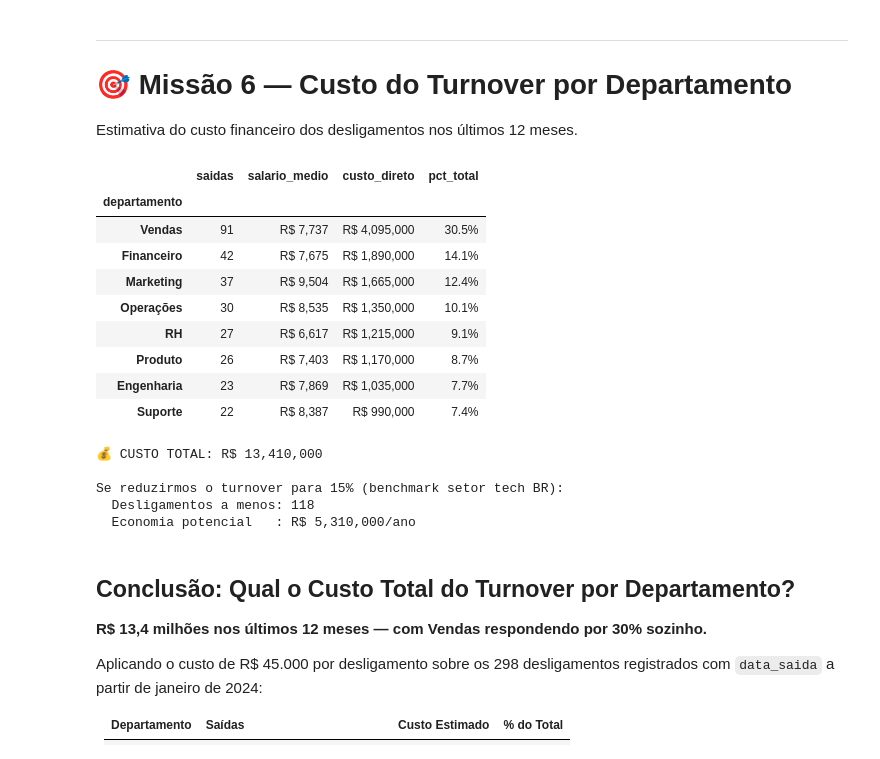
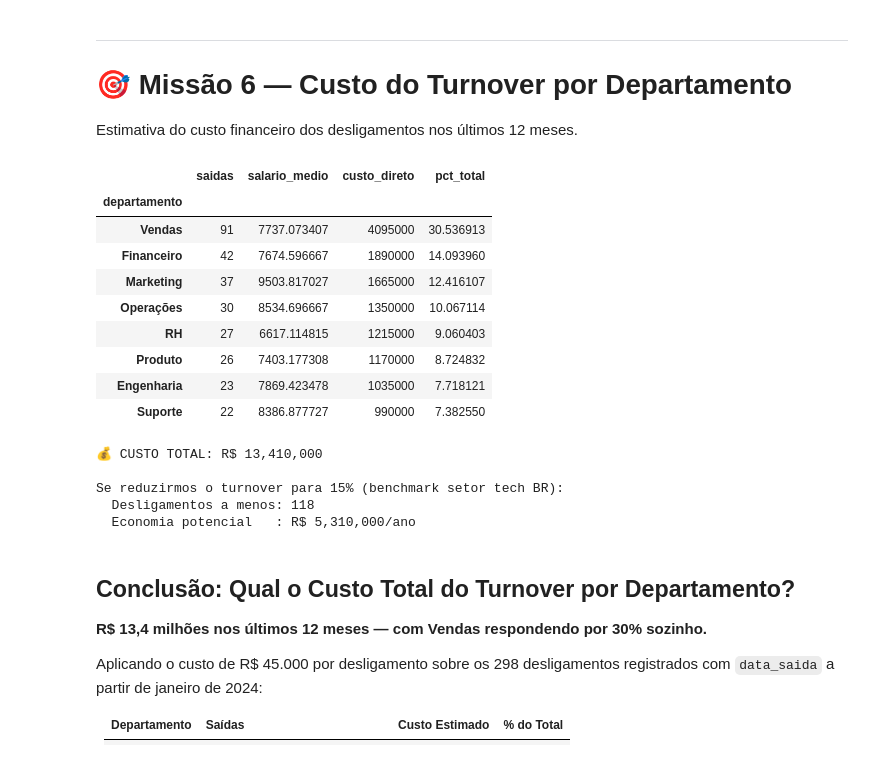
Before and after one commit to marciacastro03/projeto_07-Dossi-Exodus-Crise-de-Talentos_-CDT13, a Jupyter notebook: notebook/notebook_projeto.ipynb, the cells around one changed output. Cells and saved outputs as stored; diff of their text form; code cells hidden in the pictures.

```diff
--- a/notebook/notebook_projeto.ipynb
+++ b/notebook/notebook_projeto.ipynb
@@ -87,16 +87,19 @@ print('✅ Setup concluído.')
 > Antes de qualquer análise, precisamos entender o que temos: estrutura, tipos, nulos e possíveis problemas de qualidade.
 # %%
 # ── Carregamento ─────────────────────────────────────────────
-df_people = pd.read_csv('../data/projeto_07_people_analytics.csv')
-df_clima  = pd.read_csv('../data/projeto_07_pesquisa_clima_anonima.csv')
-df_prom   = pd.read_csv('../data/projeto_07_historico_promocoes.csv')
-df_caged  = pd.read_excel('../data/caged_consolidado.xlsx', sheet_name=None)
+import pandas as pd
 
+path = r'c:\Code\unifor\projeto_07-Dossi-Exodus-Crise-de-Talentos-e-Discrimina-o\data\\'
+
+df_people = pd.read_csv(path + 'projeto_07_people_analytics.csv')
+df_clima  = pd.read_csv(path + 'projeto_07_pesquisa_clima_anonima.csv')
+df_prom   = pd.read_csv(path + 'projeto_07_historico_promocoes.csv')
+# df_caged  = pd.read_excel(path + 'caged_consolidado.xlsx', sheet_name=None)  # File not found in data folder
 
 print(f'  people_analytics  : {df_people.shape[0]:>5} linhas × {df_people.shape[1]} colunas')
 print(f'  pesquisa_clima    : {df_clima.shape[0]:>5} linhas × {df_clima.shape[1]} colunas')
 print(f'  hist_promocoes    : {df_prom.shape[0]:>5} linhas × {df_prom.shape[1]} colunas')
-print(f'  caged (abas)      : {list(df_caged.keys())}')
+# print(f'  caged (abas)      : {list(df_caged.keys())}')
 # %% [output]
   people_analytics  :  1200 linhas × 17 colunas
   pesquisa_clima    :   400 linhas × 11 colunas
@@ -1064,43 +1091,41 @@ Estimativa do custo financeiro dos desligamentos nos últimos 12 meses.
 # %%
 DATA_CORTE = pd.Timestamp('2024-01-01')
 
 saidas_12m = df_people[(df_people['saiu_da_empresa'] == 1) & (df_people['data_saida'] >= DATA_CORTE)]
 
 custo_dept = (
     saidas_12m.groupby('departamento')
     .agg(saidas=('saiu_da_empresa','count'), salario_medio=('salario_mensal','mean'))
     .assign(
         custo_direto = lambda x: x['saidas'] * CUSTO_DESLIGAMENTO,
         pct_total    = lambda x: x['saidas'] / x['saidas'].sum() * 100,
     )
     .sort_values('custo_direto', ascending=False)
 )
 
-display(custo_dept.style
-    .format({'salario_medio':'R$ {:,.0f}','custo_direto':'R$ {:,.0f}','pct_total':'{:.1f}%'})
-    .background_gradient(subset='custo_direto', cmap='Reds'))
+display(custo_dept)
 
 custo_total = custo_dept['custo_direto'].sum()
 print(f'\n💰 CUSTO TOTAL: R$ {custo_total:,.0f}')
 
 # ROI da retenção
 n_atual  = df_people['saiu_da_empresa'].sum()
 n_ideal  = round(len(df_people) * 0.15)  # benchmark 15% setor tech
 economia = (n_atual - n_ideal) * CUSTO_DESLIGAMENTO
 print(f'\nSe reduzirmos o turnover para 15% (benchmark setor tech BR):')
 print(f'  Desligamentos a menos: {n_atual - n_ideal}')
 print(f'  Economia potencial   : R$ {economia:,.0f}/ano')
 # %% [output]
 |  | saidas | salario_medio | custo_direto | pct_total |
 | departamento |  |  |  |  |
-| Vendas | 91 | R$ 7,737 | R$ 4,095,000 | 30.5% |
-| Financeiro | 42 | R$ 7,675 | R$ 1,890,000 | 14.1% |
-| Marketing | 37 | R$ 9,504 | R$ 1,665,000 | 12.4% |
-| Operações | 30 | R$ 8,535 | R$ 1,350,000 | 10.1% |
-| RH | 27 | R$ 6,617 | R$ 1,215,000 | 9.1% |
-| Produto | 26 | R$ 7,403 | R$ 1,170,000 | 8.7% |
-| Engenharia | 23 | R$ 7,869 | R$ 1,035,000 | 7.7% |
-| Suporte | 22 | R$ 8,387 | R$ 990,000 | 7.4% |
+| Vendas | 91 | 7737.073407 | 4095000 | 30.536913 |
+| Financeiro | 42 | 7674.596667 | 1890000 | 14.093960 |
+| Marketing | 37 | 9503.817027 | 1665000 | 12.416107 |
+| Operações | 30 | 8534.696667 | 1350000 | 10.067114 |
+| RH | 27 | 6617.114815 | 1215000 | 9.060403 |
+| Produto | 26 | 7403.177308 | 1170000 | 8.724832 |
+| Engenharia | 23 | 7869.423478 | 1035000 | 7.718121 |
+| Suporte | 22 | 8386.877727 | 990000 | 7.382550 |
 💰 CUSTO TOTAL: R$ 13,410,000
 
 Se reduzirmos o turnover para 15% (benchmark setor tech BR):
```
Also changed, not shown: parts of 9 cells of this notebook.
